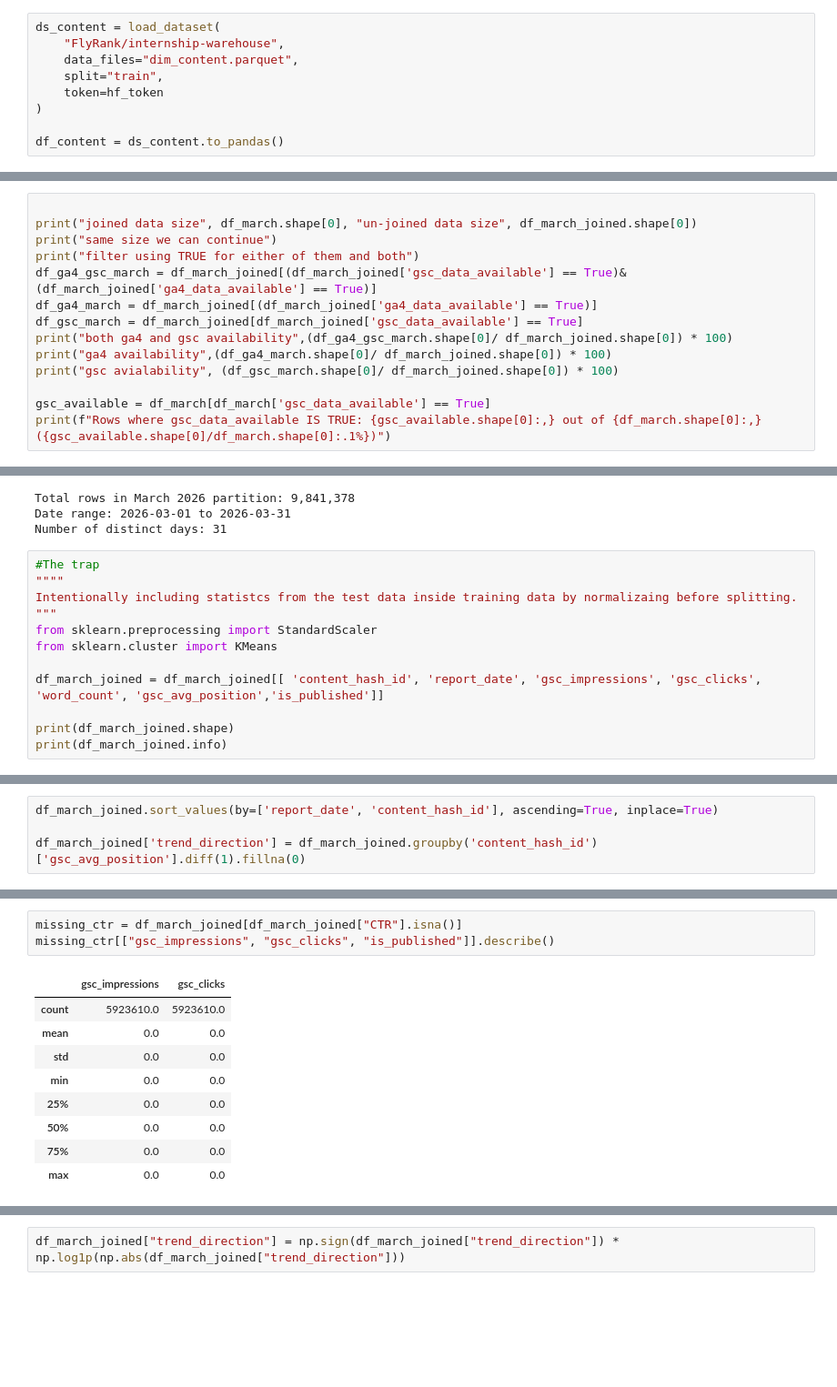
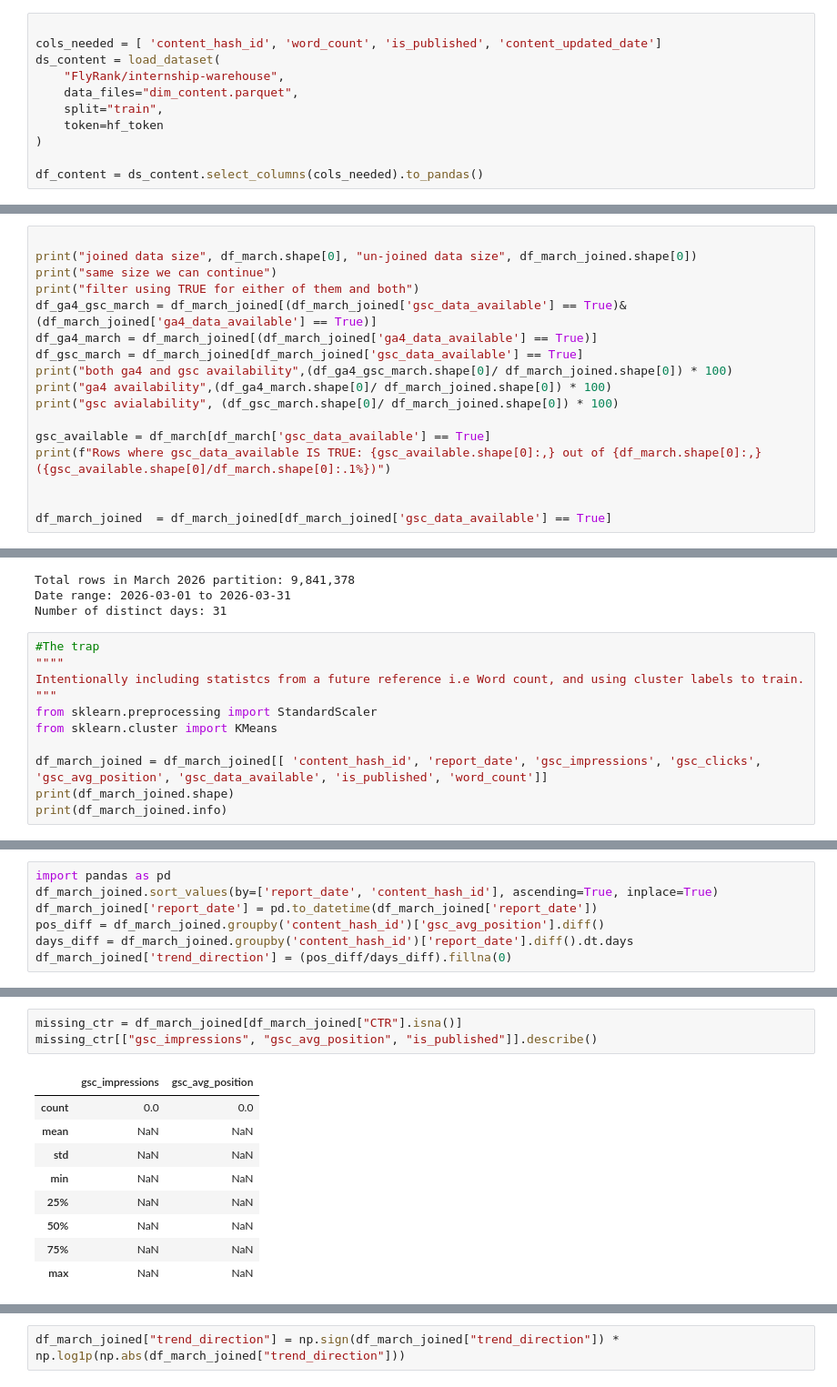
Before and after one commit to ocedev112/flyrank_oce_dev, a Jupyter notebook: work/notebooks/w03_data_contract.ipynb, the cells around one changed output, grey strips where cells are left out. Shown at 91% size. Saved outputs shown, nothing was run; the diff lists cells and outputs as text; blank space fills up the shorter version.

```diff
--- a/work/notebooks/w03_data_contract.ipynb
+++ b/work/notebooks/w03_data_contract.ipynb
@@ -141,6 +140,8 @@ for f in dim_files:
 # %% [output]
 dim_content.parquet
 # %%
+
+cols_needed = [ 'content_hash_id', 'word_count', 'is_published', 'content_updated_date']
 ds_content = load_dataset(
     "FlyRank/internship-warehouse",
     data_files="dim_content.parquet",
@@ -148,4 +149,4 @@ ds_content = load_dataset(
     token=hf_token
 )
 
-df_content = ds_content.to_pandas()
+df_content = ds_content.select_columns(cols_needed).to_pandas()
@@ -172,6 +171,9 @@ print("gsc avialability", (df_gsc_march.shape[0]/ df_march_joined.shape[0]) * 10
 
 gsc_available = df_march[df_march['gsc_data_available'] == True]
 print(f"Rows where gsc_data_available IS TRUE: {gsc_available.shape[0]:,} out of {df_march.shape[0]:,} ({gsc_available.shape[0]/df_march.shape[0]:.1%})")
+
+
+df_march_joined  = df_march_joined[df_march_joined['gsc_data_available'] == True]
 # %% [output]
 joined data size 9841378 un-joined data size 9841378
 same size we can continue
@@ -233,13 +235,12 @@ Number of distinct days: 31
 # %%
 #The trap
 """"
-Intentionally including statistcs from the test data inside training data by normalizaing before splitting.
+Intentionally including statistcs from a future reference i.e Word count, and using cluster labels to train.
 """
 from sklearn.preprocessing import StandardScaler
 from sklearn.cluster import KMeans
 
-df_march_joined = df_march_joined[[ 'content_hash_id', 'report_date', 'gsc_impressions', 'gsc_clicks', 'word_count', 'gsc_avg_position','is_published']]
-
+df_march_joined = df_march_joined[[ 'content_hash_id', 'report_date', 'gsc_impressions', 'gsc_clicks', 'gsc_avg_position', 'gsc_data_available', 'is_published', 'word_count']]
 print(df_march_joined.shape)
 print(df_march_joined.info)
 # %% [output]
@@ -289,9 +291,12 @@ df_march_joined.dtypes
 | CTR | float64 |
 dtype: object
 # %%
+import pandas as pd
 df_march_joined.sort_values(by=['report_date', 'content_hash_id'], ascending=True, inplace=True)
-
-df_march_joined['trend_direction'] = df_march_joined.groupby('content_hash_id')['gsc_avg_position'].diff(1).fillna(0)
+df_march_joined['report_date'] = pd.to_datetime(df_march_joined['report_date'])
+pos_diff = df_march_joined.groupby('content_hash_id')['gsc_avg_position'].diff()
+days_diff = df_march_joined.groupby('content_hash_id')['report_date'].diff().dt.days
+df_march_joined['trend_direction'] = (pos_diff/days_diff).fillna(0)
 # %%
 df_march_joined.head()
 # %% [output]
@@ -316,13 +321,13 @@ df_march_joined.describe()
 # %%
 missing_ctr = df_march_joined[df_march_joined["CTR"].isna()]
-missing_ctr[["gsc_impressions", "gsc_clicks", "is_published"]].describe()
+missing_ctr[["gsc_impressions", "gsc_avg_position", "is_published"]].describe()
 # %% [output]
-|  | gsc_impressions | gsc_clicks |
-| count | 5923610.0 | 5923610.0 |
-| mean | 0.0 | 0.0 |
-| std | 0.0 | 0.0 |
-| min | 0.0 | 0.0 |
-| 25% | 0.0 | 0.0 |
-| 50% | 0.0 | 0.0 |
-| 75% | 0.0 | 0.0 |
-| max | 0.0 | 0.0 |
+|  | gsc_impressions | gsc_avg_position |
+| count | 0.0 | 0.0 |
+| mean | NaN | NaN |
+| std | NaN | NaN |
+| min | NaN | NaN |
+| 25% | NaN | NaN |
+| 50% | NaN | NaN |
+| 75% | NaN | NaN |
+| max | NaN | NaN |
```
Also changed, not shown: parts of 15 cells of this notebook.
